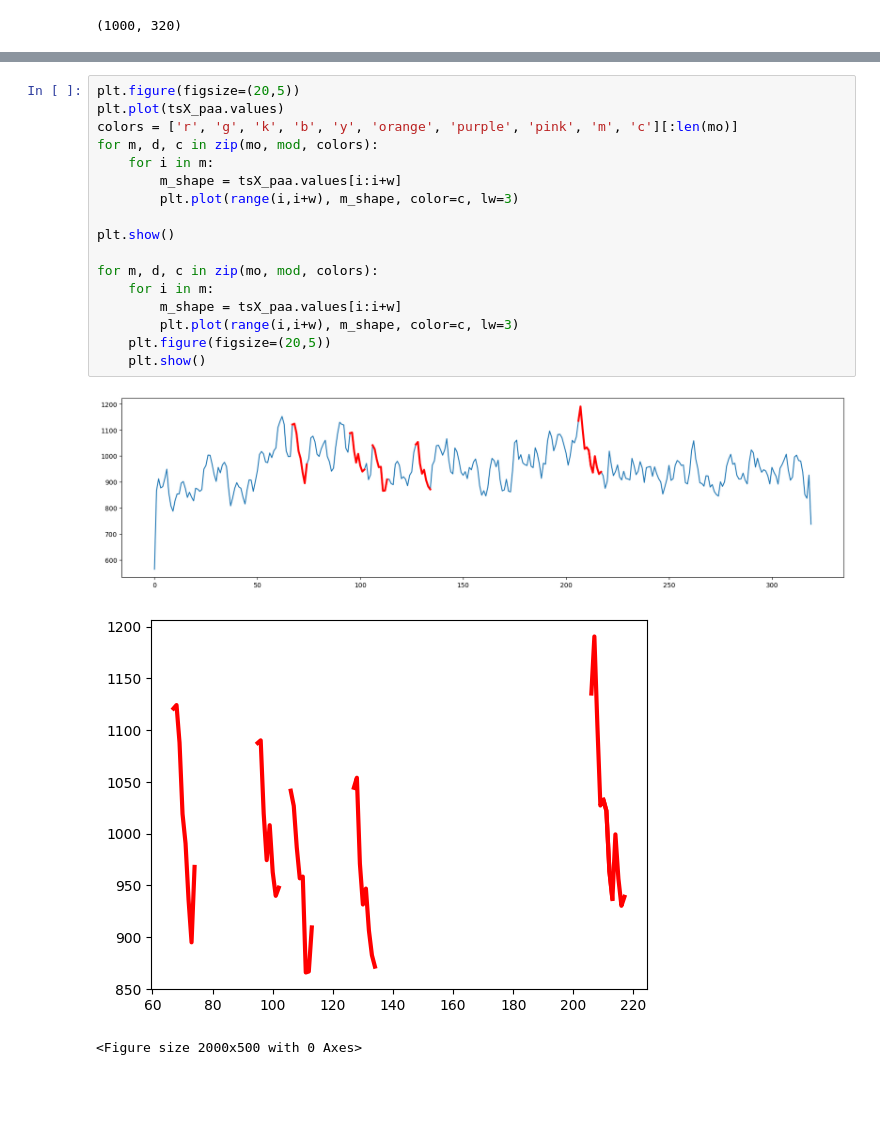
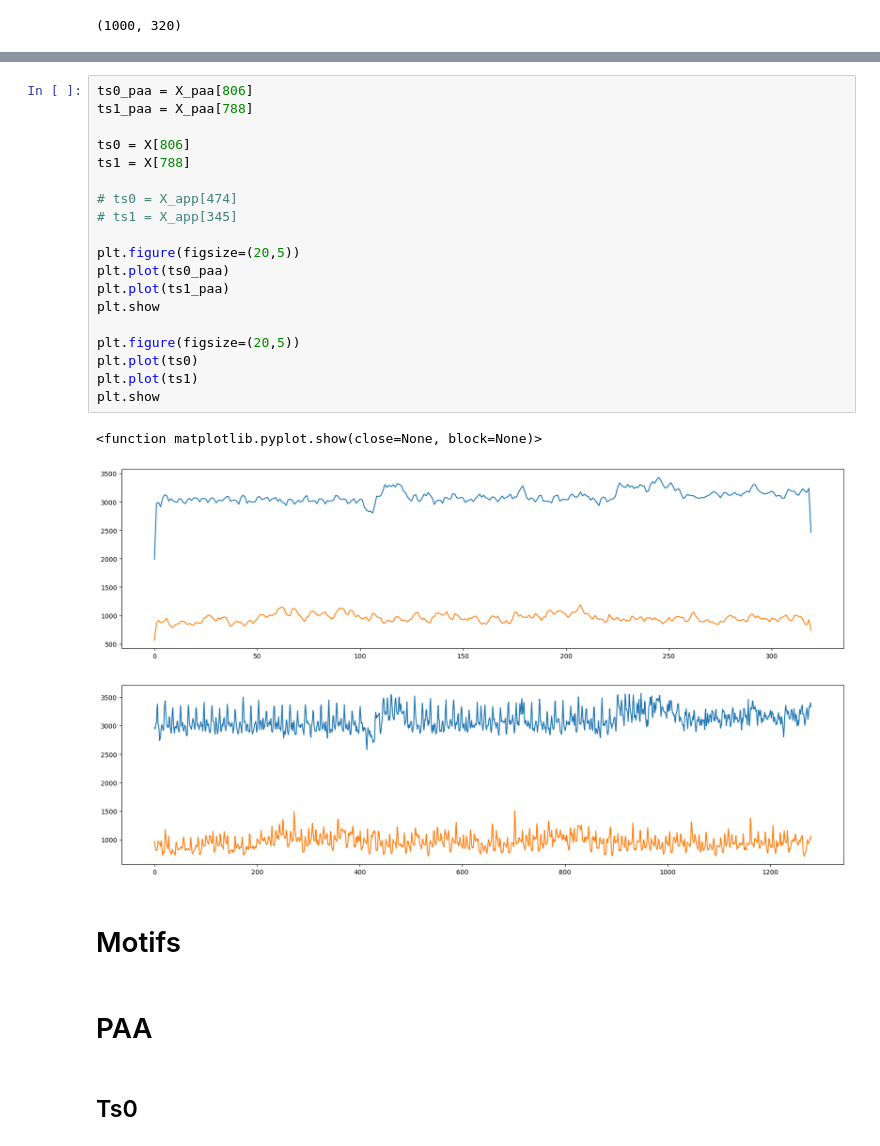
Before and after one commit to drizzello/DM2_UNIPI_Prj, a Jupyter notebook: Time_Series_motifs_discords.ipynb, the cells around one changed output, grey strips where cells are left out. Cells and saved outputs as stored; diff of their text form; blank space fills up the shorter version.

Commit message:
motifs and discords

```diff
--- a/Time_Series_motifs_discords.ipynb
+++ b/Time_Series_motifs_discords.ipynb
@@ -340,21 +194,29 @@ Motif Nearest Neighbors: [[0.         0.37366163 0.92904893 1.00703252 1.0676938
-# %%
-plt.figure(figsize=(20,5))
-plt.plot(tsX_paa.values)
-colors = ['r', 'g', 'k', 'b', 'y', 'orange', 'purple', 'pink', 'm', 'c'][:len(mo)]
-for m, d, c in zip(mo, mod, colors):
-    for i in m:
-        m_shape = tsX_paa.values[i:i+w]
-        plt.plot(range(i,i+w), m_shape, color=c, lw=3)
-
-plt.show()
-
-for m, d, c in zip(mo, mod, colors):
-    for i in m:
-        m_shape = tsX_paa.values[i:i+w]
-        plt.plot(range(i,i+w), m_shape, color=c, lw=3)
-    plt.figure(figsize=(20,5))
-    plt.show()
-# %% [output]
-[figure, removed]
-[figure, removed]
-<Figure size 2000x500 with 0 Axes>
+# %%
+ts0_paa = X_paa[806]
+ts1_paa = X_paa[788]
+
+ts0 = X[806]
+ts1 = X[788]
+
+# ts0 = X_app[474]
+# ts1 = X_app[345]
+
+plt.figure(figsize=(20,5))
+plt.plot(ts0_paa)
+plt.plot(ts1_paa)
+plt.show
+
+plt.figure(figsize=(20,5))
+plt.plot(ts0)
+plt.plot(ts1)
+plt.show
+# %% [output]
+<function matplotlib.pyplot.show(close=None, block=None)>
+[figure, added]
+[figure, added]
+# %% [markdown]
+# Motifs
+# %% [markdown]
+# PAA
+# %% [markdown]
+## Ts0
```
Also changed, not shown: parts of 40 cells of this notebook, 2 other files.
